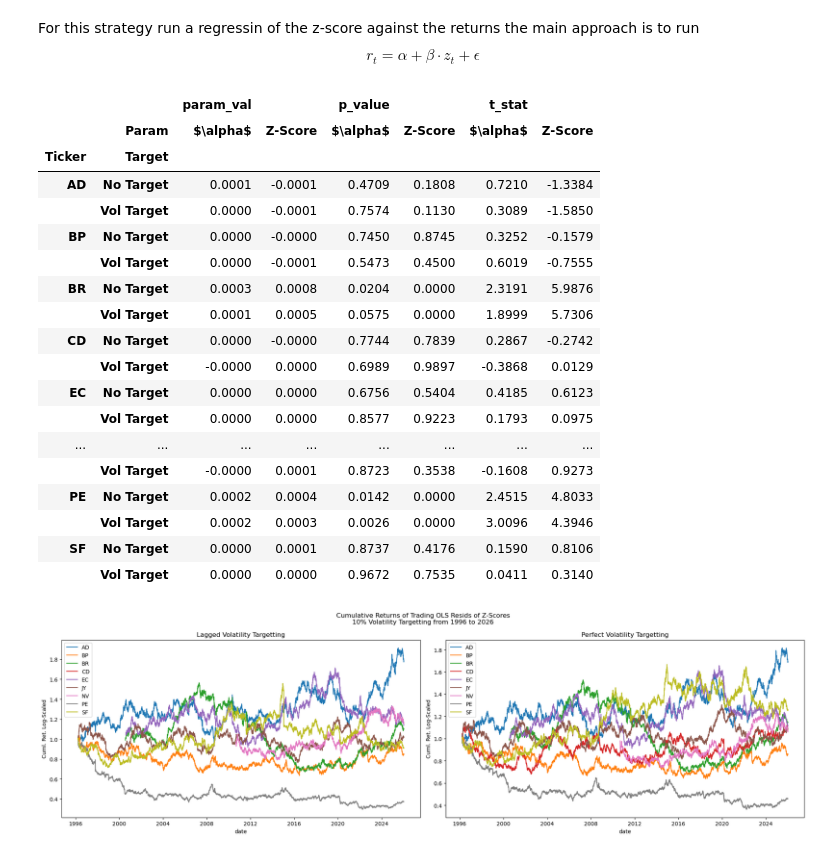
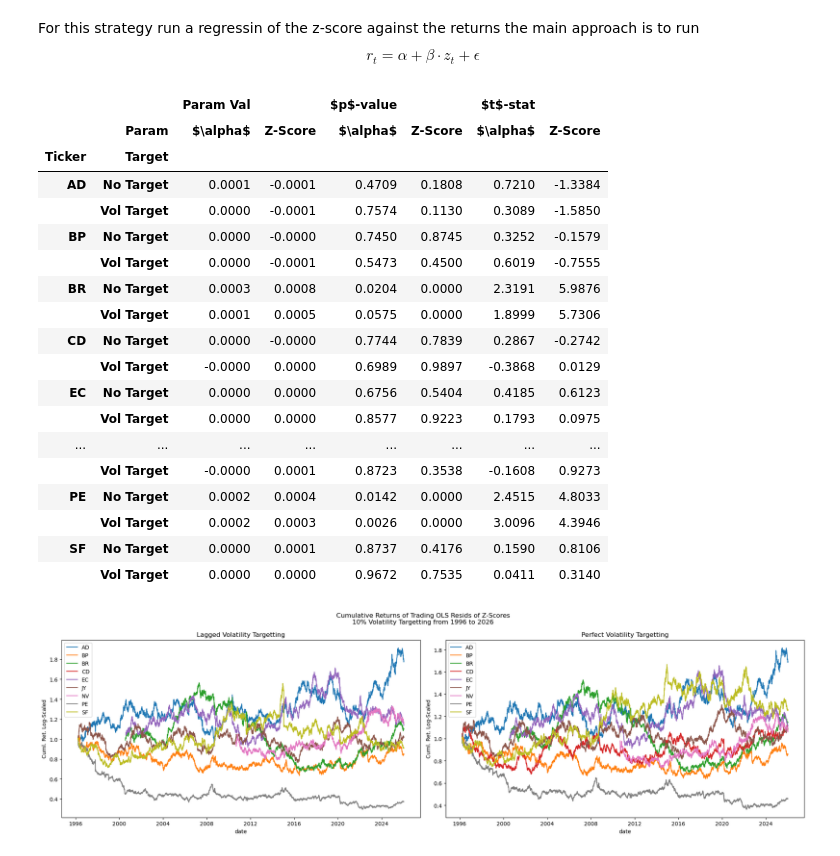
Before and after one commit to diegodalvarez/FXEquitySpillover, a Jupyter notebook: 1SignalStrategies.ipynb, the cells around one changed output. Drawn from its saved outputs; the diff is of its cells as text; code cells hidden in the pictures.

```diff
--- a/1SignalStrategies.ipynb
+++ b/1SignalStrategies.ipynb
@@ -403,34 +409,37 @@ def _get_params(df: pd.DataFrame) -> pd.DataFrame:
 
     df_out = (df_params.merge(
         right = df_pvalues, how = "inner", on = ["index"]).
         merge(right = df_tstats, how = "inner", on = ["index"]))
 
     return df_out
 
 (df_combined.groupby(
     "group_var").
     apply(_get_params).
     reset_index().
     drop(columns = ["level_1"]).
     rename(columns = {"index": "param"}).
     melt(id_vars = ["group_var", "param"]).
     assign(
         ticker = lambda x: x.group_var.str.split(" ").str[0],
         target = lambda x: x.group_var.str.split(" ").str[1]).
     rename(columns = {
         "variable": "",
         "param"   : "Param",
         "ticker"  : "Ticker",
         "target"  : "Target"}).
     replace({
         "no_target" : "No Target",
+        "param_val" : "Param Val",
+        "p_value"   : r"$p$-value",
+        "t_stat"    : r"$t$-stat",
         "vol_target": "Vol Target",
         "const"     : r"$\alpha$",
         "signal"    : "Z-Score"}).
     pivot(index = ["Ticker", "Target"], columns = ["", "Param"], values = "value").
     apply(lambda x: np.round(x,4)))
 # %% [output]
-|  |  | param_val |  | p_value |  | t_stat |  |
+|  |  | Param Val |  | $p$-value |  | $t$-stat |  |
 |  | Param | $\alpha$ | Z-Score | $\alpha$ | Z-Score | $\alpha$ | Z-Score |
 | Ticker | Target |  |  |  |  |  |  |
 | AD | No Target | 0.0001 | -0.0001 | 0.4709 | 0.1808 | 0.7210 | -1.3384 |
```
Also changed, not shown: parts of 12 cells of this notebook, 3 other files.
